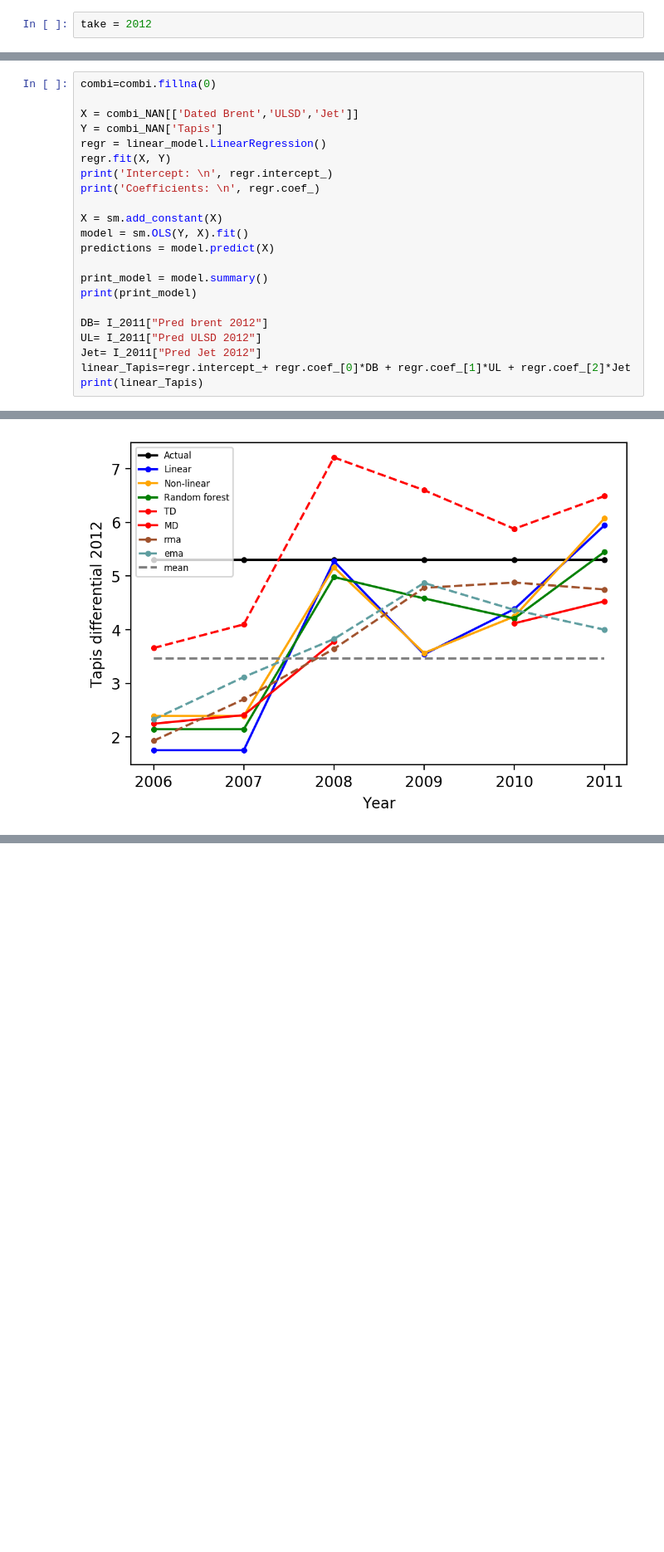
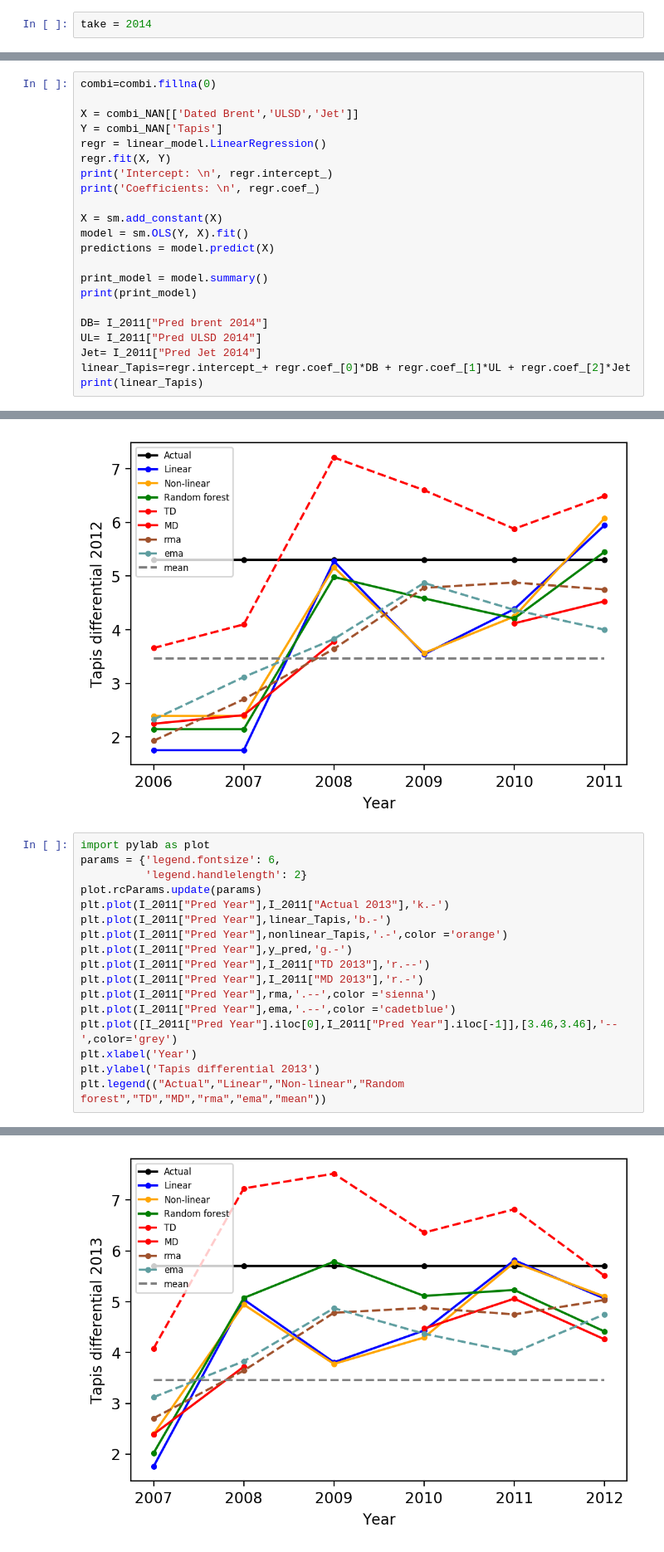
Before and after one commit to kaibawong/differential, a Jupyter notebook: Tapis_pred.ipynb, the cells around one changed output, grey strips where cells are left out. Shown at 83% size. Saved outputs shown, nothing was run; the diff lists cells and outputs as text; blank space fills up the shorter version.

```diff
--- a/Tapis_pred.ipynb
+++ b/Tapis_pred.ipynb
@@ -47,7 +47,7 @@ combi = combi.assign(rma60=rma60.values)
 # %% [output]
 [figure]
 # %%
-take = 2012
+take = 2014
 # %%
 if take==2011:
     ema=[combi[combi['df']=='2005-01-01']['ema60'].values,combi[combi['df']=='2006-01-01']['ema60'].values   \
@@ -123,9 +123,9 @@ predictions = model.predict(X)
 print_model = model.summary()
 print(print_model)
 
-DB= I_2011["Pred brent 2012"]
-UL= I_2011["Pred ULSD 2012"]
-Jet= I_2011["Pred Jet 2012"]
+DB= I_2011["Pred brent 2014"]
+UL= I_2011["Pred ULSD 2014"]
+Jet= I_2011["Pred Jet 2014"]
 linear_Tapis=regr.intercept_+ regr.coef_[0]*DB + regr.coef_[1]*UL + regr.coef_[2]*Jet
 print(linear_Tapis)
 # %% [output]
@@ -269,3 +269,21 @@ plt.legend(("Actual","Linear","Non-linear","Random forest","TD","MD","rma","ema"
 # %% [output]
 <matplotlib.legend.Legend at 0x...>
 [figure]
+# %%
+import pylab as plot
+params = {'legend.fontsize': 6,
+          'legend.handlelength': 2}
+plot.rcParams.update(params)
+plt.plot(I_2011["Pred Year"],I_2011["Actual 2013"],'k.-')
+plt.plot(I_2011["Pred Year"],linear_Tapis,'b.-')
+plt.plot(I_2011["Pred Year"],nonlinear_Tapis,'.-',color ='orange')
+plt.plot(I_2011["Pred Year"],y_pred,'g.-')
+plt.plot(I_2011["Pred Year"],I_2011["TD 2013"],'r.--')
+plt.plot(I_2011["Pred Year"],I_2011["MD 2013"],'r.-')
+plt.plot(I_2011["Pred Year"],rma,'.--',color ='sienna')
+plt.plot(I_2011["Pred Year"],ema,'.--',color ='cadetblue')
+plt.plot([I_2011["Pred Year"].iloc[0],I_2011["Pred Year"].iloc[-1]],[3.46,3.46],'--',color='grey')
+plt.xlabel('Year')
+plt.ylabel('Tapis differential 2013')
+plt.legend(("Actual","Linear","Non-linear","Random forest","TD","MD","rma","ema","mean"))
+# %% [output]
@@ -271,0 +291 @@ plt.legend(("Actual","Linear","Non-linear","Random forest","TD","MD","rma","ema"
+[figure, added]
```
Also changed, not shown: parts of 9 cells of this notebook, 4 other files.
